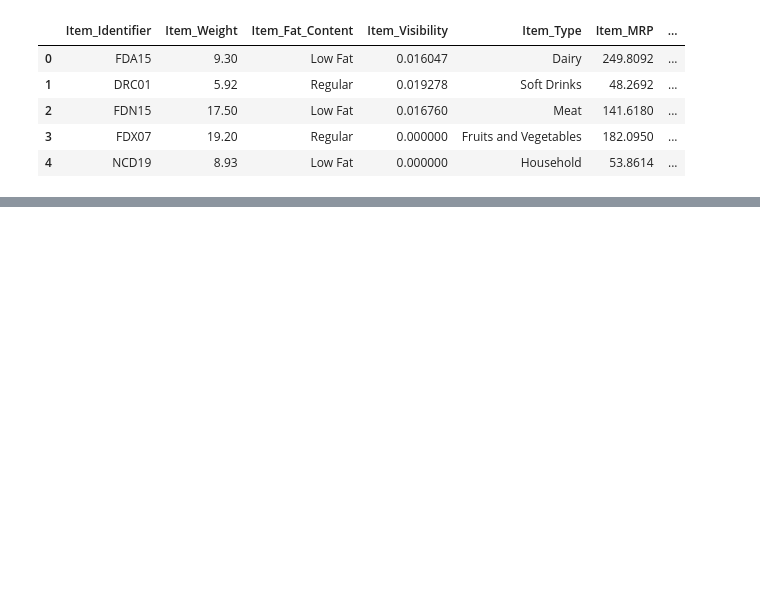
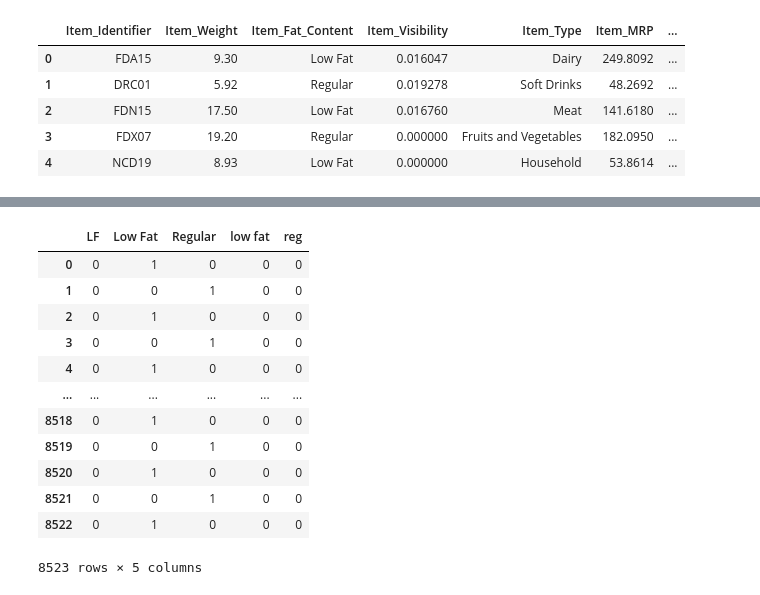
Before and after one commit to akritkbehera/First-Project, a Jupyter notebook: Internships.ipynb, the cells around one changed output, grey strips where cells are left out. Drawn from its saved outputs; the diff is of its cells as text; code cells hidden in the pictures; blank space fills up the shorter version.

Commit message:
EDA with Python on training set

```diff
--- a/Internships.ipynb
+++ b/Internships.ipynb
@@ -6,3 +9,4 @@ import seaborn as sns
 # %%
- train_dataset =pd.read_csv('C:\\Users\\KIIT\\Desktop\\Internships\\Train_UWu5bXk (2) (1) (1) (1).csv')
+df =pd.read_csv('C:\\Users\\KIIT\\Desktop\\Internships\\Train_UWu5bXk (2) (1) (1) (1).csv')
+dt =pd.read_csv('C:\\Users\\KIIT\\Desktop\\Internships\\Test_u94Q5KV (2) (1) (1) (1).csv')
 # %%
@@ -20,0 +74,16 @@ AttributeError: 'DataFrame' object has no attribute 'nan'
+# %%
+pd.get_dummies(df.Item_Fat_Content)
+# %% [output]
+|  | LF | Low Fat | Regular | low fat | reg |
+| 0 | 0 | 1 | 0 | 0 | 0 |
+| 1 | 0 | 0 | 1 | 0 | 0 |
+| 2 | 0 | 1 | 0 | 0 | 0 |
+| 3 | 0 | 0 | 1 | 0 | 0 |
+| 4 | 0 | 1 | 0 | 0 | 0 |
+| ... | ... | ... | ... | ... | ... |
+| 8518 | 0 | 1 | 0 | 0 | 0 |
+| 8519 | 0 | 0 | 1 | 0 | 0 |
+| 8520 | 0 | 1 | 0 | 0 | 0 |
+| 8521 | 0 | 0 | 1 | 0 | 0 |
+| 8522 | 0 | 1 | 0 | 0 | 0 |
+8523 rows × 5 columns
```
Also changed, not shown: parts of 33 cells of this notebook.
